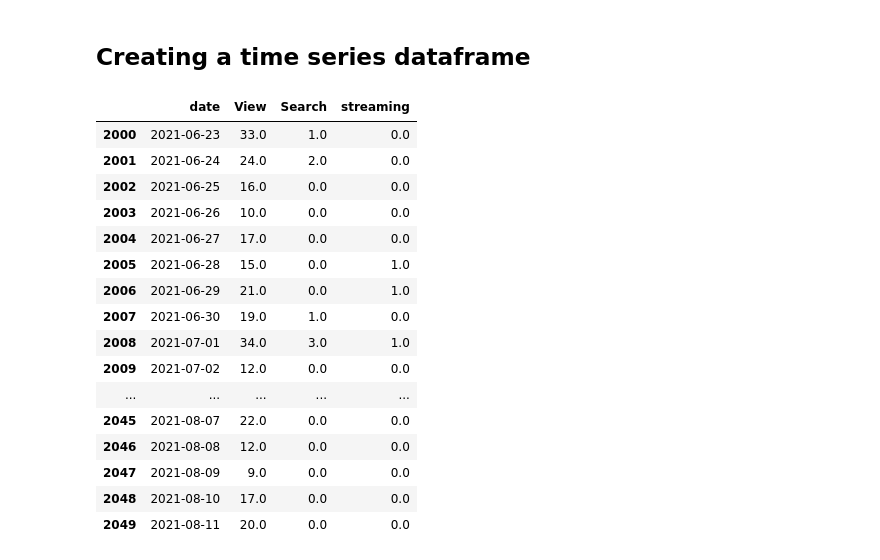
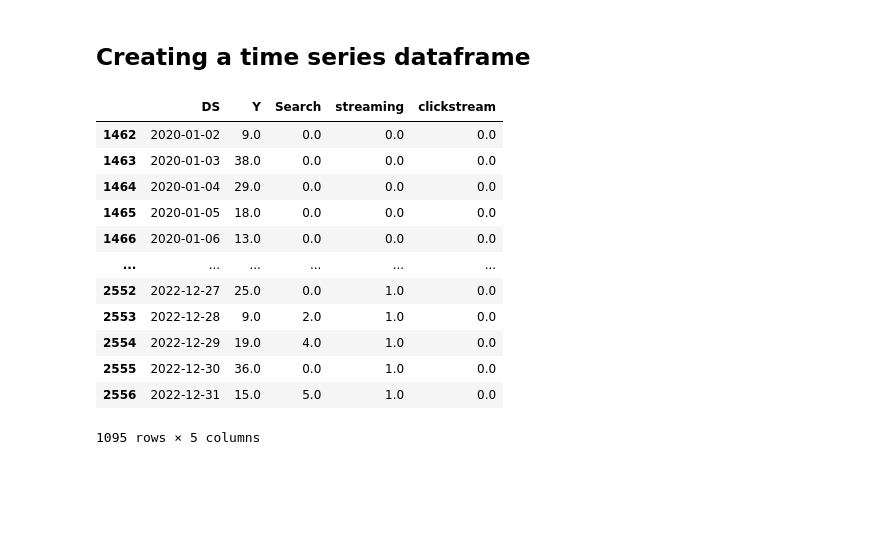
Before and after one commit to JohnHolz/JohnHolz.github.io, a Jupyter notebook: trabalho2.ipynb, the cells around one changed output. Drawn from its saved outputs; the diff is of its cells as text; code cells hidden in the pictures; blank space fills up the shorter version.

```diff
--- a/trabalho2.ipynb
+++ b/trabalho2.ipynb
@@ -204,23 +205,12 @@ df = df.merge(x,
 
 df = df.fillna(0)
 df.columns = ['date','View','Search','streaming']
+
+clickstream['Click Utc Ts'] = pd.to_datetime(clickstream['Click Utc Ts'])
+x = make_count_df(clickstream,'Click Utc Ts','Profile Name')
+df = df.merge(x,
+         how='left',
+         left_on='date',
+         right_on='Click Utc Ts')
+df.columns = ['date','View','Search','streaming','clickstream']
+df = df.fillna(0)
-# %%
-df.iloc[2000:2050]
-# %% [output]
-|  | date | View | Search | streaming |
-| 2000 | 2021-06-23 | 33.0 | 1.0 | 0.0 |
-| 2001 | 2021-06-24 | 24.0 | 2.0 | 0.0 |
-| 2002 | 2021-06-25 | 16.0 | 0.0 | 0.0 |
-| 2003 | 2021-06-26 | 10.0 | 0.0 | 0.0 |
-| 2004 | 2021-06-27 | 17.0 | 0.0 | 0.0 |
-| 2005 | 2021-06-28 | 15.0 | 0.0 | 1.0 |
-| 2006 | 2021-06-29 | 21.0 | 0.0 | 1.0 |
-| 2007 | 2021-06-30 | 19.0 | 1.0 | 0.0 |
-| 2008 | 2021-07-01 | 34.0 | 3.0 | 1.0 |
-| 2009 | 2021-07-02 | 12.0 | 0.0 | 0.0 |
-| ... | ... | ... | ... | ... |
-| 2045 | 2021-08-07 | 22.0 | 0.0 | 0.0 |
-| 2046 | 2021-08-08 | 12.0 | 0.0 | 0.0 |
-| 2047 | 2021-08-09 | 9.0 | 0.0 | 0.0 |
-| 2048 | 2021-08-10 | 17.0 | 0.0 | 0.0 |
-| 2049 | 2021-08-11 | 20.0 | 0.0 | 0.0 |
@@ -228,0 +217,19 @@ streaming, ip_addres,clickstream
+# %%
+model_df = df[(df.date>'2020-01-01') & (df.date<'2023-01-01')]
+model_df.columns = ['DS','Y','Search','streaming','clickstream']
+# %%
+model_df
+# %% [output]
+|  | DS | Y | Search | streaming | clickstream |
+| 1462 | 2020-01-02 | 9.0 | 0.0 | 0.0 | 0.0 |
+| 1463 | 2020-01-03 | 38.0 | 0.0 | 0.0 | 0.0 |
+| 1464 | 2020-01-04 | 29.0 | 0.0 | 0.0 | 0.0 |
+| 1465 | 2020-01-05 | 18.0 | 0.0 | 0.0 | 0.0 |
+| 1466 | 2020-01-06 | 13.0 | 0.0 | 0.0 | 0.0 |
+| ... | ... | ... | ... | ... | ... |
+| 2552 | 2022-12-27 | 25.0 | 0.0 | 1.0 | 0.0 |
+| 2553 | 2022-12-28 | 9.0 | 2.0 | 1.0 | 0.0 |
+| 2554 | 2022-12-29 | 19.0 | 4.0 | 1.0 | 0.0 |
+| 2555 | 2022-12-30 | 36.0 | 0.0 | 1.0 | 0.0 |
+| 2556 | 2022-12-31 | 15.0 | 5.0 | 1.0 | 0.0 |
+1095 rows × 5 columns
```
Also changed, not shown: parts of 6 cells of this notebook, 4 other files.
